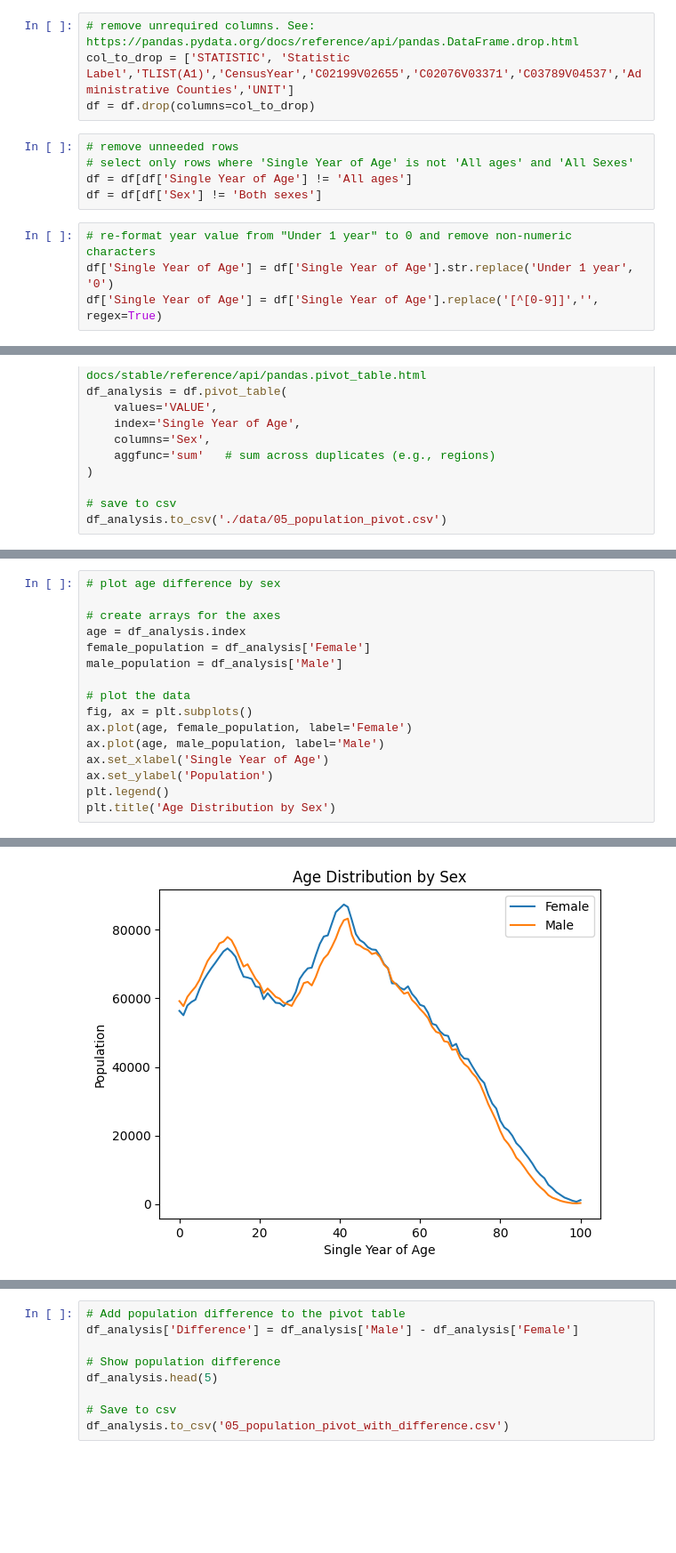
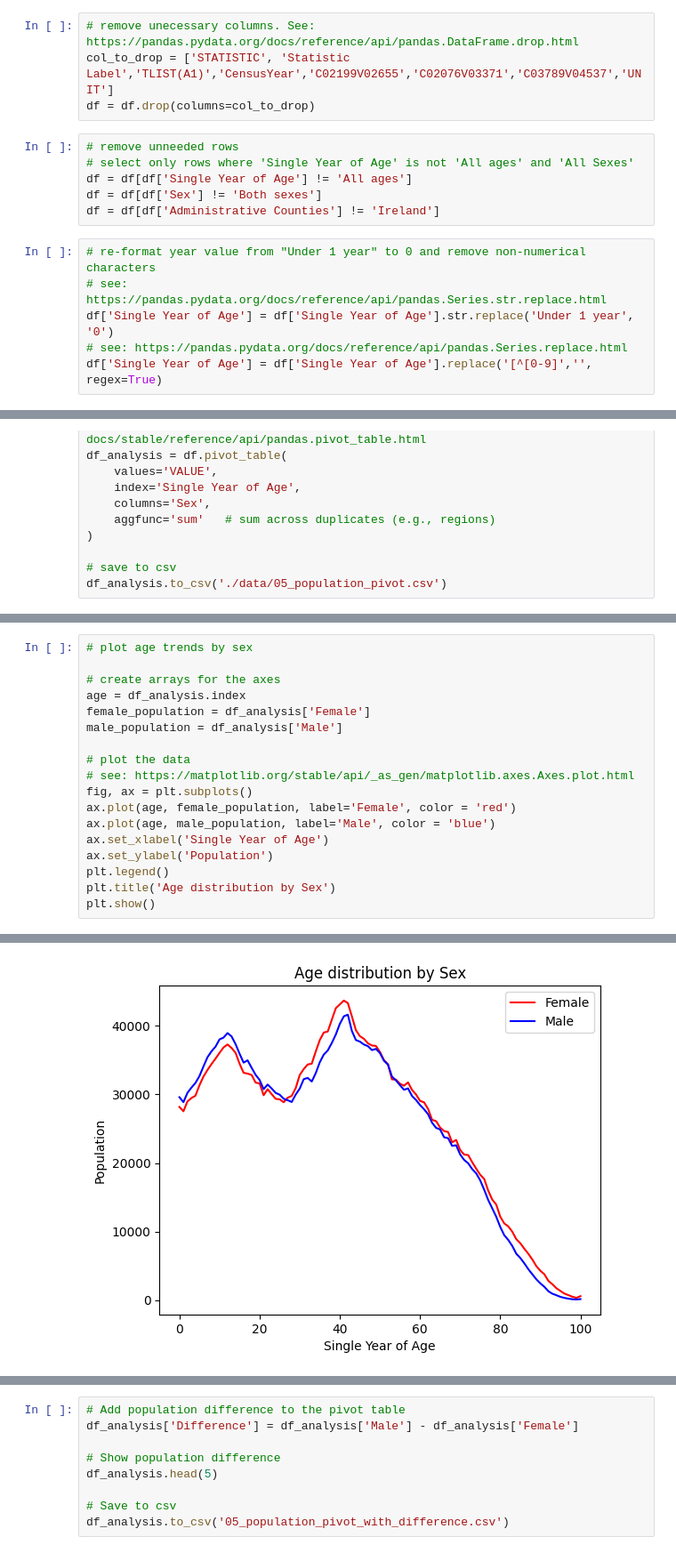
Before and after one commit to irenecelebrin/programming-for-data-analytics, a Jupyter notebook: assignments/assignment05-population.ipynb, the cells around one changed output, grey strips where cells are left out. Shown at 89% size. Cells and saved outputs as stored; diff of their text form; blank space fills up the shorter version.

```diff
--- a/assignments/assignment05-population.ipynb
+++ b/assignments/assignment05-population.ipynb
@@ -60,15 +70,18 @@ memory usage: 918.1+ KB
 # %%
-# remove unrequired columns. See: https://pandas.pydata.org/docs/reference/api/pandas.DataFrame.drop.html
-col_to_drop = ['STATISTIC', 'Statistic Label','TLIST(A1)','CensusYear','C02199V02655','C02076V03371','C03789V04537','Administrative Counties','UNIT']
+# remove unecessary columns. See: https://pandas.pydata.org/docs/reference/api/pandas.DataFrame.drop.html
+col_to_drop = ['STATISTIC', 'Statistic Label','TLIST(A1)','CensusYear','C02199V02655','C02076V03371','C03789V04537','UNIT']
 df = df.drop(columns=col_to_drop)
 # %%
 # remove unneeded rows
 # select only rows where 'Single Year of Age' is not 'All ages' and 'All Sexes'
 df = df[df['Single Year of Age'] != 'All ages']
 df = df[df['Sex'] != 'Both sexes']
+df = df[df['Administrative Counties'] != 'Ireland']
 # %%
-# re-format year value from "Under 1 year" to 0 and remove non-numeric characters
+# re-format year value from "Under 1 year" to 0 and remove non-numerical characters
+# see: https://pandas.pydata.org/docs/reference/api/pandas.Series.str.replace.html
 df['Single Year of Age'] = df['Single Year of Age'].str.replace('Under 1 year', '0')
-df['Single Year of Age'] = df['Single Year of Age'].replace('[^[0-9]]','', regex=True)
+# see: https://pandas.pydata.org/docs/reference/api/pandas.Series.replace.html
+df['Single Year of Age'] = df['Single Year of Age'].replace('[^[0-9]','', regex=True)
 # %%
 # make 'Single Year of Age' an integer
@@ -151,6 +172,6 @@ df_analysis
 101 rows × 2 columns
 # %%
-# plot age difference by sex
+# plot age trends by sex
 
 # create arrays for the axes
 age = df_analysis.index
@@ -158,11 +179,13 @@ female_population = df_analysis['Female']
 male_population = df_analysis['Male']
 
 # plot the data
+# see: https://matplotlib.org/stable/api/_as_gen/matplotlib.axes.Axes.plot.html
 fig, ax = plt.subplots()
-ax.plot(age, female_population, label='Female')
-ax.plot(age, male_population, label='Male')
+ax.plot(age, female_population, label='Female', color = 'red')
+ax.plot(age, male_population, label='Male', color = 'blue')
 ax.set_xlabel('Single Year of Age')
 ax.set_ylabel('Population')
 plt.legend()
-plt.title('Age Distribution by Sex')
+plt.title('Age distribution by Sex')
+plt.show()
 # %% [output]
@@ -170 +192 @@ Text(0.5, 1.0, 'Age Distribution by Sex')
-[figure, old version]
+[figure, new version]
```
Also changed, not shown: parts of 36 cells of this notebook, 34 other files.
